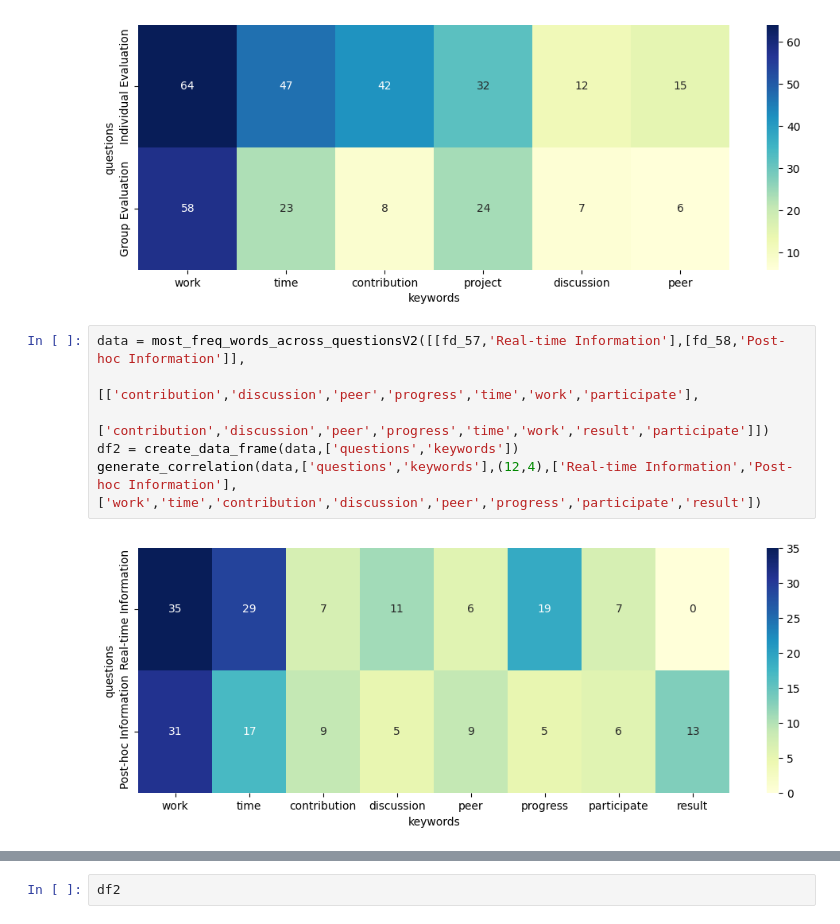
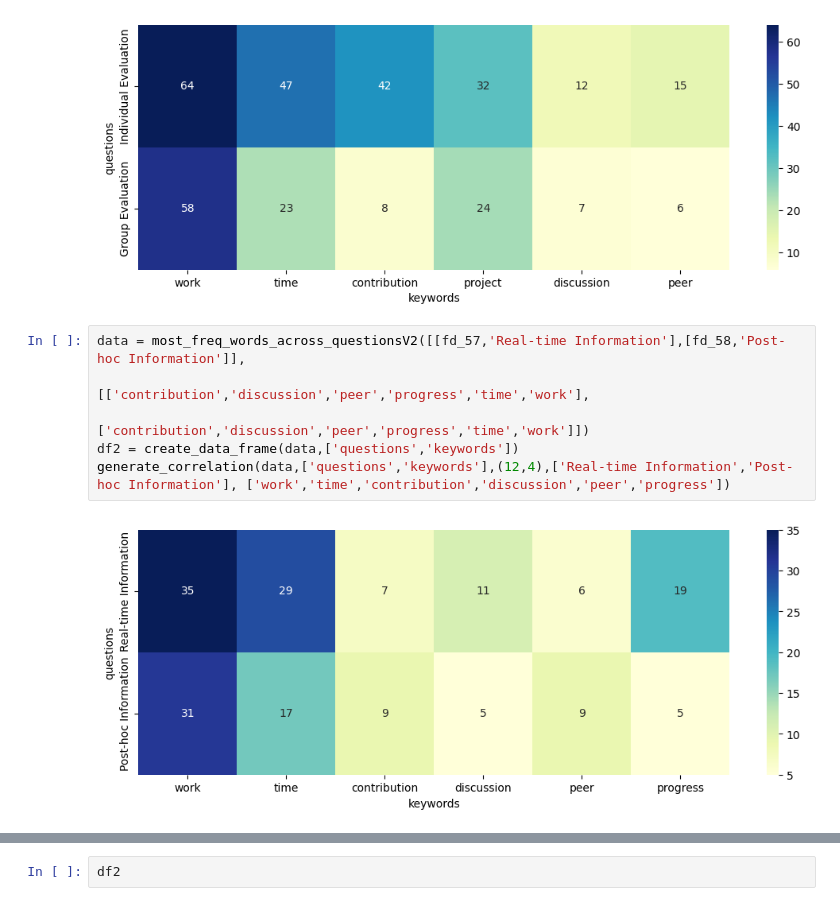
Before and after one commit to tiilt-lab/Blinc-collab-notebooks, a Jupyter notebook: Blinc_leverage_collaboration_To.ipynb, the cells around one changed output, grey strips where cells are left out. Cells and saved outputs as stored; diff of their text form.

```diff
--- a/Blinc_leverage_collaboration_To.ipynb
+++ b/Blinc_leverage_collaboration_To.ipynb
@@ -1193,11 +1193,11 @@ generate_correlation(data,['questions','keywords'],(12,4),['Individual Evaluatio
 [figure]
 # %%
 data = most_freq_words_across_questionsV2([[fd_57,'Real-time Information'],[fd_58,'Post-hoc Information']],
-                                        [['contribution','discussion','peer','progress','time','work','participate'],
-                                         ['contribution','discussion','peer','progress','time','work','result','participate']])
+                                        [['contribution','discussion','peer','progress','time','work'],
+                                         ['contribution','discussion','peer','progress','time','work']])
 df2 = create_data_frame(data,['questions','keywords'])
-generate_correlation(data,['questions','keywords'],(12,4),['Real-time Information','Post-hoc Information'], ['work','time','contribution','discussion','peer','progress','participate','result'])
+generate_correlation(data,['questions','keywords'],(12,4),['Real-time Information','Post-hoc Information'], ['work','time','contribution','discussion','peer','progress'])
 # %% [output]
-[figure, old version]
+[figure, new version]
 # %%
 data = most_freq_words_across_questionsV2([[fd_55,'Use of Real-Time Information'],[fd_59,'Use of Post-hoc Information']],
```
Also changed, not shown: parts of 8 cells of this notebook.
